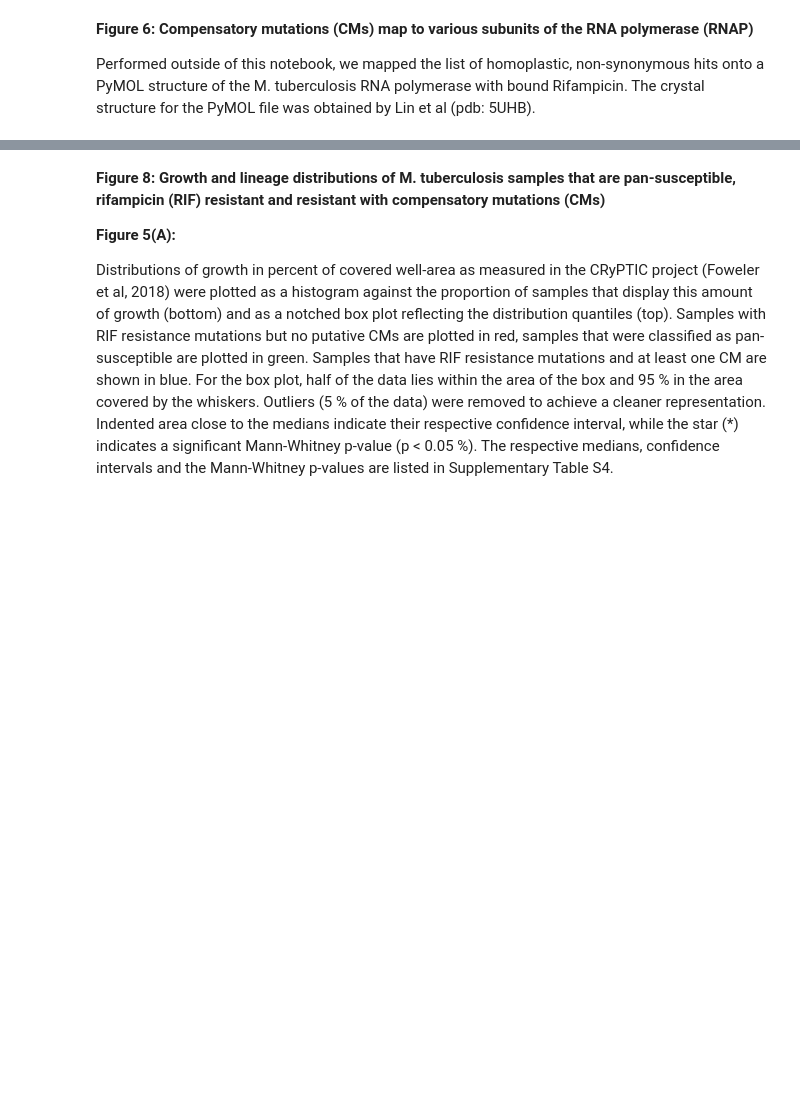
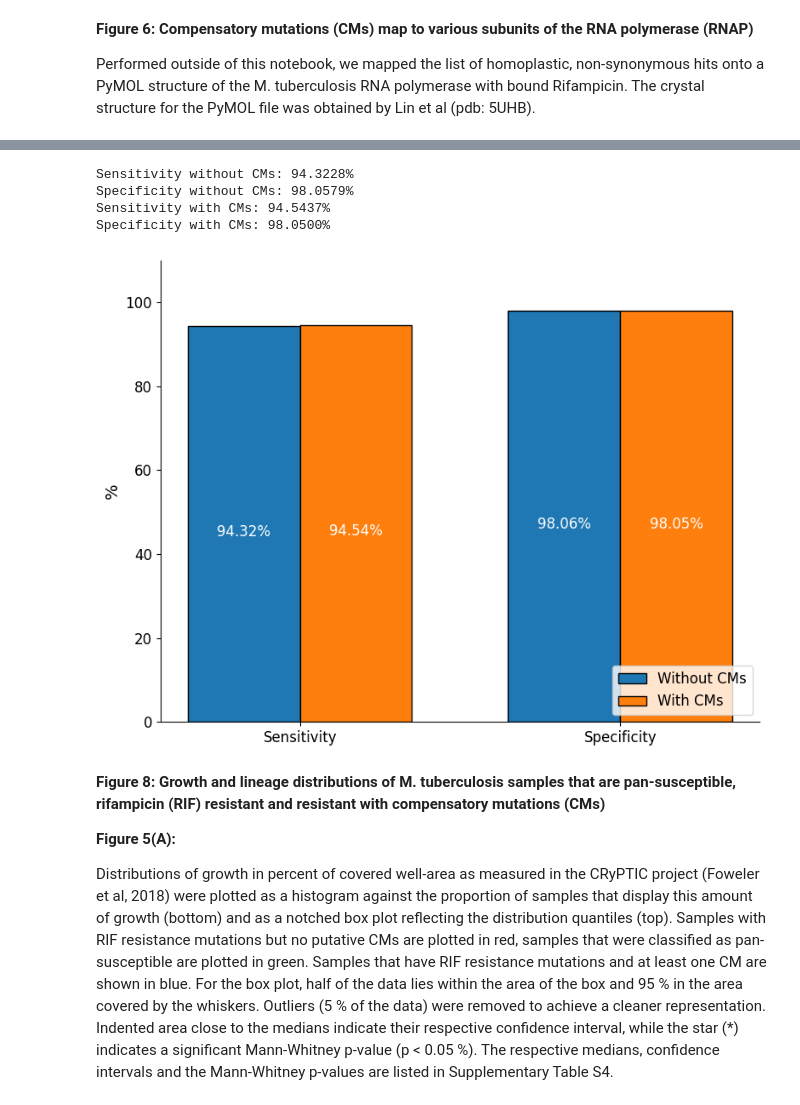
Before and after one commit to viktoria023/thesis, a Jupyter notebook: tb-rnap-compensation/Recreate_figures_paper.ipynb, the cells around one changed output, grey strips where cells are left out. Drawn from its saved outputs; the diff is of its cells as text; code cells hidden in the pictures; blank space fills up the shorter version.

```diff
--- a/tb-rnap-compensation/Recreate_figures_paper.ipynb
+++ b/tb-rnap-compensation/Recreate_figures_paper.ipynb
@@ -893,3 +969,71 @@ Performed outside of this notebook, we mapped the list of homoplastic, non-synon
+# %%
+# Counts without CMs
+TP_noCM = 9819
+FN_noCM = 591
+TN_noCM = 24640
+FP_noCM = 488
+
+# Counts with CMs
+TP_CM = 9842
+FN_CM = 568
+TN_CM = 24638
+FP_CM = 490
+
+# Sensitivity and specificity
+sen_noCM = TP_noCM / (TP_noCM + FN_noCM)
+spe_noCM = TN_noCM / (TN_noCM + FP_noCM)
+
+sen_CM = TP_CM / (TP_CM + FN_CM)
+spe_CM = TN_CM / (TN_CM + FP_CM)
+
+print(f"Sensitivity without CMs: {sen_noCM:.4%}")
+print(f"Specificity without CMs: {spe_noCM:.4%}")
+print(f"Sensitivity with CMs: {sen_CM:.4%}")
+print(f"Specificity with CMs: {spe_CM:.4%}")
+
+metrics = ['Sensitivity', 'Specificity']
+without_CM_values = [sen_noCM, spe_noCM]
+with_CM_values = [sen_CM, spe_CM]
+
+x = numpy.arange(len(metrics))  # [0, 1]
+bar_width = 0.35
+
+fig, ax = plt.subplots(figsize=(8, 6))
+
+# Bars
+bars_without = ax.bar(x - bar_width/2, without_CM_values, width=bar_width,
+                      color='#1f77b4', edgecolor='black', label='Without CMs')
+bars_with = ax.bar(x + bar_width/2, with_CM_values, width=bar_width,
+                   color='#ff7f0e', edgecolor='black', label='With CMs')
+
+# Add value labels inside bars
+for bars in [bars_without, bars_with]:
+    for bar in bars:
+        height = bar.get_height()
+        ax.text(bar.get_x() + bar.get_width()/2, height/2,
+                f'{height:.2%}', ha='center', va='top',
+                color='white', fontsize=12)
+
+# Customize axes
+ax.set_ylim(0, 1.1)
+ax.set_ylabel('%', fontsize=14)
+ax.set_xticks(x)
+ax.set_xticklabels(metrics, fontsize=13)
+ax.yaxis.set_major_formatter(FuncFormatter(lambda y, _: f'{int(y * 100)}'))
+ax.tick_params(axis='both', labelsize=12)
+ax.legend(fontsize=12, loc='lower right')
+# Hide the right and top spines
+ax.spines[['right', 'top']].set_visible(False)
+
+plt.tight_layout()
+# plt.savefig('sensitivity_specificity_CM_grouped.svg', format='svg', dpi=1200)
+plt.show()
+# %% [output]
+Sensitivity without CMs: 94.3228%
+Specificity without CMs: 98.0579%
+Sensitivity with CMs: 94.5437%
+Specificity with CMs: 98.0500%
+[figure, added]
 # %% [markdown]
 **Figure 8: Growth and lineage distributions of M. tuberculosis samples that are pan-susceptible, rifampicin (RIF) resistant and resistant with compensatory mutations (CMs)**
 
```
Also changed, not shown: parts of 5 cells of this notebook.
